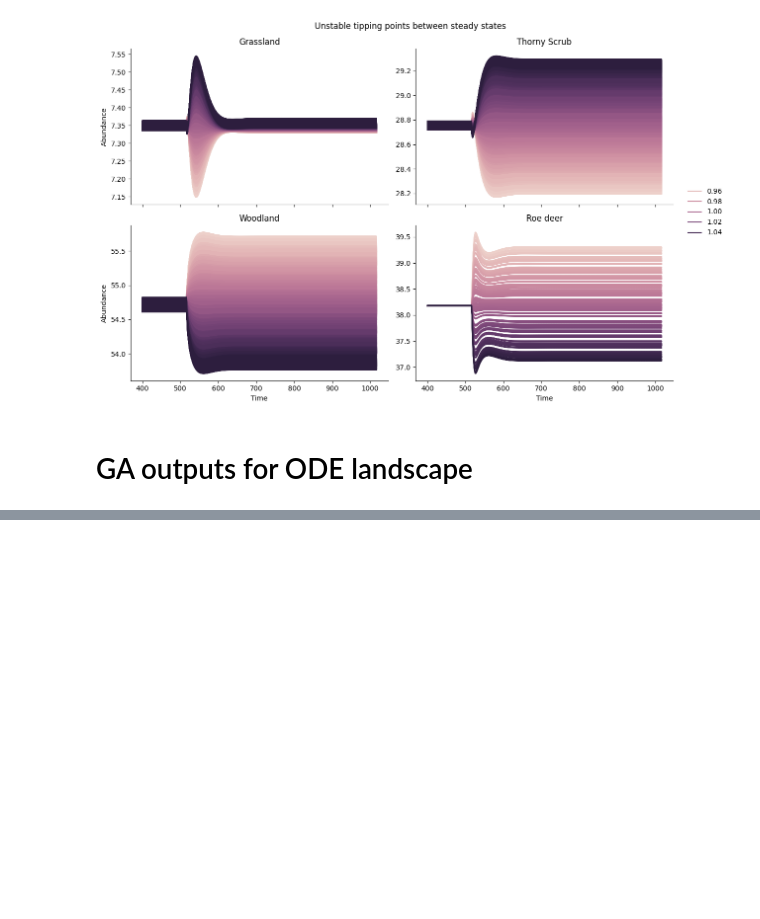
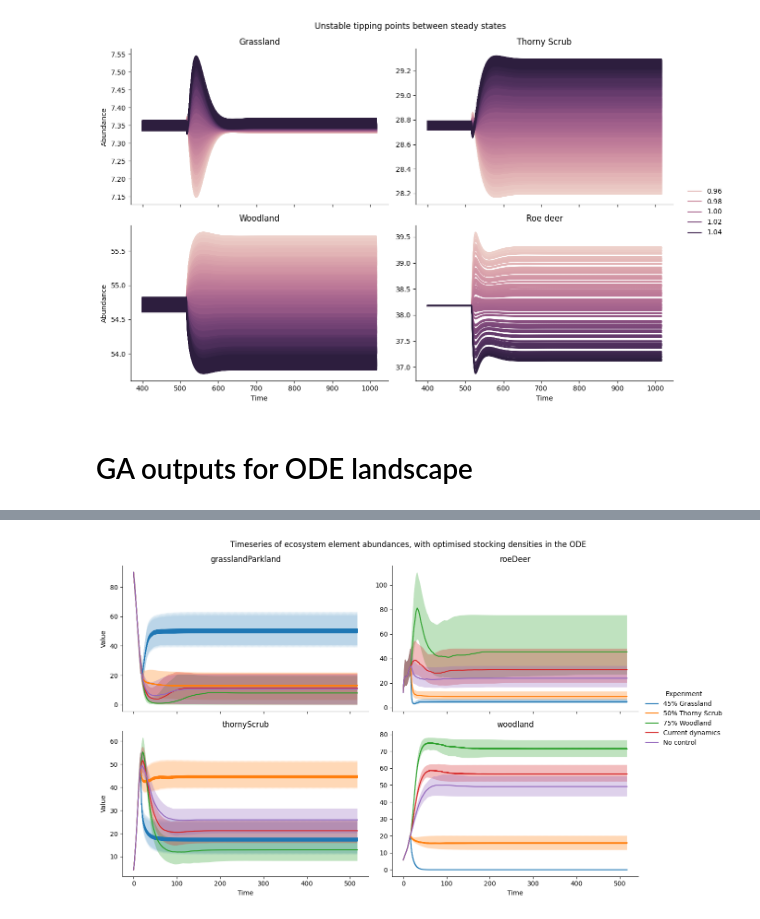
Before and after one commit to emjneil/rewilding_resilience, a Jupyter notebook: graphing_landscape.ipynb, the cells around one changed output, grey strips where cells are left out. Cells and saved outputs as stored; diff of their text form; code cells hidden in the pictures; blank space fills up the shorter version.

```diff
--- a/graphing_landscape.ipynb
+++ b/graphing_landscape.ipynb
@@ -481,0 +498,5 @@ plt.show()
+# %%
+grouped_df = melted_df_ga.groupby(['Time', 'Variable', 'Experiment'])['Value'].agg(median=np.median, percentile_95th=lambda x: np.percentile(x, 95), percentile_5th=lambda x: np.percentile(x, 5)).reset_index()
+# %%
+list = ["roeDeer", "grasslandParkland", "thornyScrub", "woodland"]
+grouped_df = grouped_df[grouped_df['Variable'].isin(list)]
@@ -481,0 +519,34 @@ plt.show()
+# %%
+# now look at timeseries
+g = sns.FacetGrid(grouped_df, col="Variable", hue = "Experiment", col_wrap=2, height=4, aspect=1.5, sharey=False)
+
+# Map a lineplot to each subplot
+g.map(sns.lineplot, "Time", "median")
+
+# Map fill_between for each subplot
+for facetgrid, ax in enumerate(g.axes.flat):
+    facet_data = grouped_df[grouped_df["Variable"] == g.col_names[facetgrid]]
+    for exp, exp_data in facet_data.groupby("Experiment"):
+        ax.fill_between(exp_data["Time"], exp_data["percentile_5th"], exp_data["percentile_95th"], alpha=0.3)
+
+
+# Set the x-axis and y-axis labels
+g.set_axis_labels("Time", "Value")
+
+# Set the title for each subplot
+titles = grouped_df["Variable"].unique()
+for ax, title in zip(g.axes.flat, titles):
+    ax.set_title(title)
+
+plt.suptitle('Timeseries of ecosystem element abundances, with optimised stocking densities in the ODE')
+# Adjust spacing between subplots
+g.tight_layout()
+
+# Add a legend to the plot
+g.add_legend(title="Experiment")
+
+
+# Show the plot
+plt.show()
+# %% [output]
+[figure, added]
```
Also changed, not shown: parts of 3 cells of this notebook.
